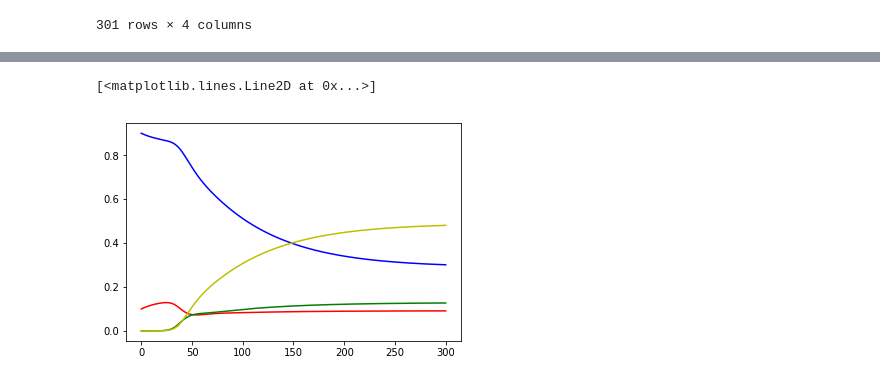
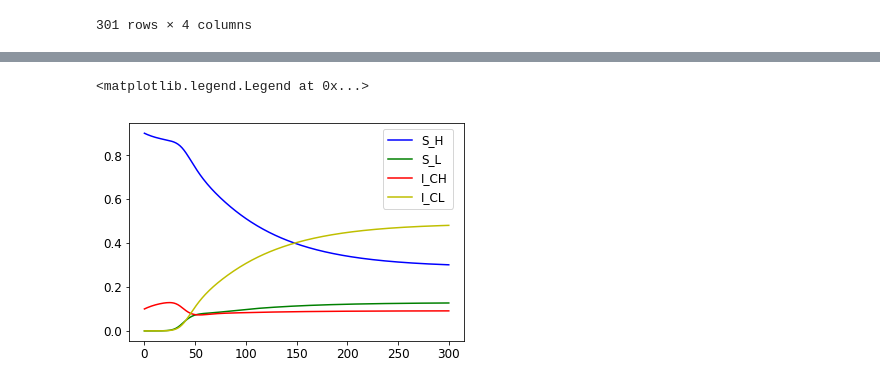
Before and after one commit to chris142/BachelorDiplomaHIV, a Jupyter notebook: Main.ipynb, the cells around one changed output, grey strips where cells are left out. Drawn from its saved outputs; the diff is of its cells as text; code cells hidden in the pictures.

```diff
--- a/Main.ipynb
+++ b/Main.ipynb
@@ -191,0 +231,23 @@ plt.plot(T, data.I_CL.values, 'r', label='I_CL')
+# %%
+import matplotlib as mpl
+import matplotlib.pyplot as plt
+import matplotlib.dates as mdates
+import datetime as dt
+import csv
+
+data_names = ['I_CL', 'S_L', 'I_CH', 'S_H']
+data_values = [data.I_CL[150], data.S_L[150] + data.I_AL[150], data.I_CH[150], data.S_H[150] + data.I_AH[150]]
+
+dpi = 80
+fig = plt.figure(dpi = dpi, figsize = (500 / dpi, 500 / dpi) )
+mpl.rcParams.update({'font.size': 15})
+
+#plt.title('Распределение населения после переоценки')
+
+xs = range(len(data_names))
+
+plt.pie(
+    data_values, autopct='%.1f', radius = 1.1)
+plt.legend(
+    bbox_to_anchor = (-0.23, 0.55, 0.25, 0.25),
+    loc = 'lower left', labels = data_names )
@@ -239,10 +304,18 @@ ANS = ANS.rename(
     },
 )
 # %%
-plt.plot(T, ANS['A'].values, 'r', label='yy')
+
 plt.plot(T, ANS['B'].values, 'b', label='yy')
 plt.plot(T, ANS['C'].values, 'g', label='yy')
+plt.plot(T, ANS['A'].values, 'r', label='yy')
 plt.plot(T, ANS['D'].values, 'y', label='yy')
+
+mpl.rcParams.update({'font.size': 12})
+
+data_names = ['S_H', 'S_L', 'I_CH', 'I_CL']
+plt.legend(
+    bbox_to_anchor = (0.74, 0.58, 0.25, 0.25),
+    loc = 'lower left', labels = data_names )
 # %% [output]
-[<matplotlib.lines.Line2D at 0x...>]
+<matplotlib.legend.Legend at 0x...>
-[figure, old version]
+[figure, new version]
```
Also changed, not shown: parts of 7 cells of this notebook.
